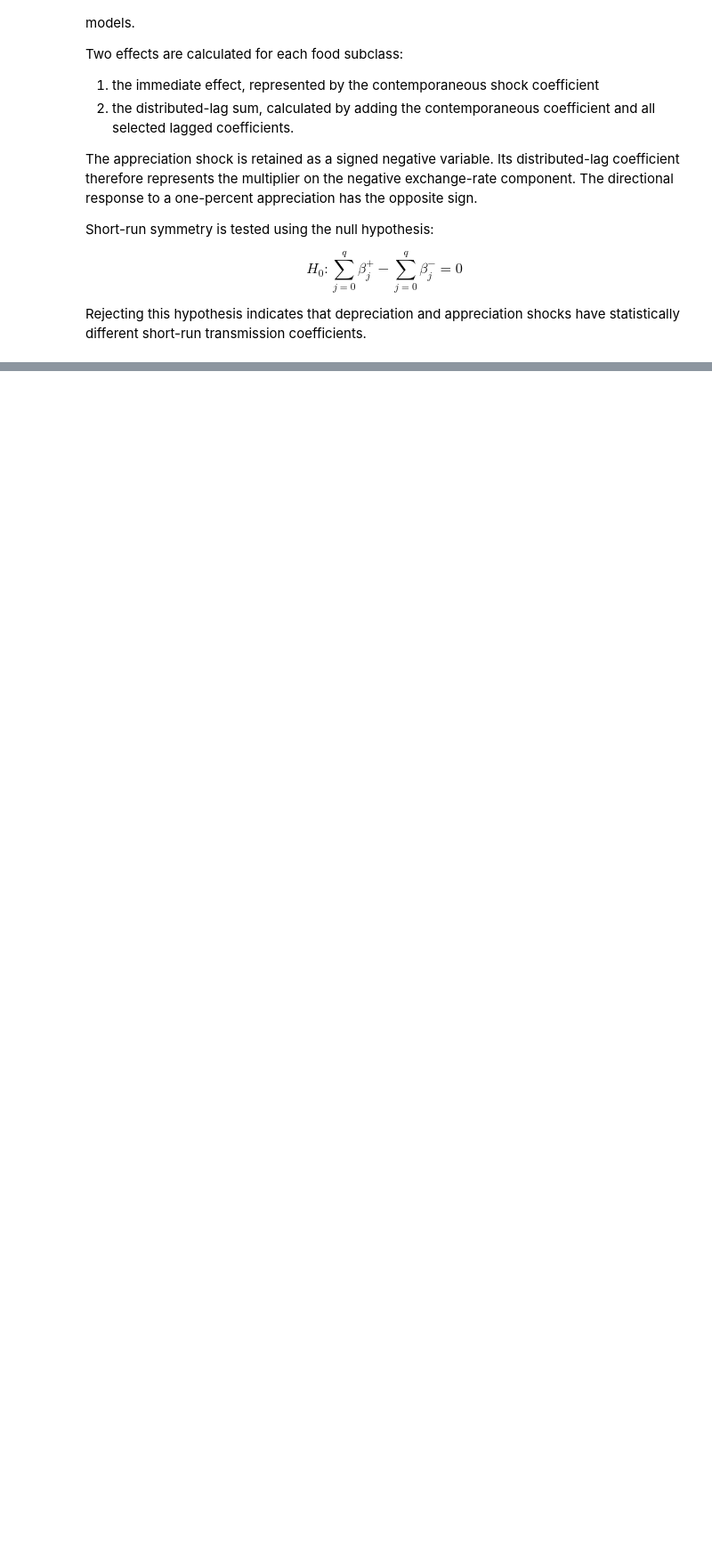
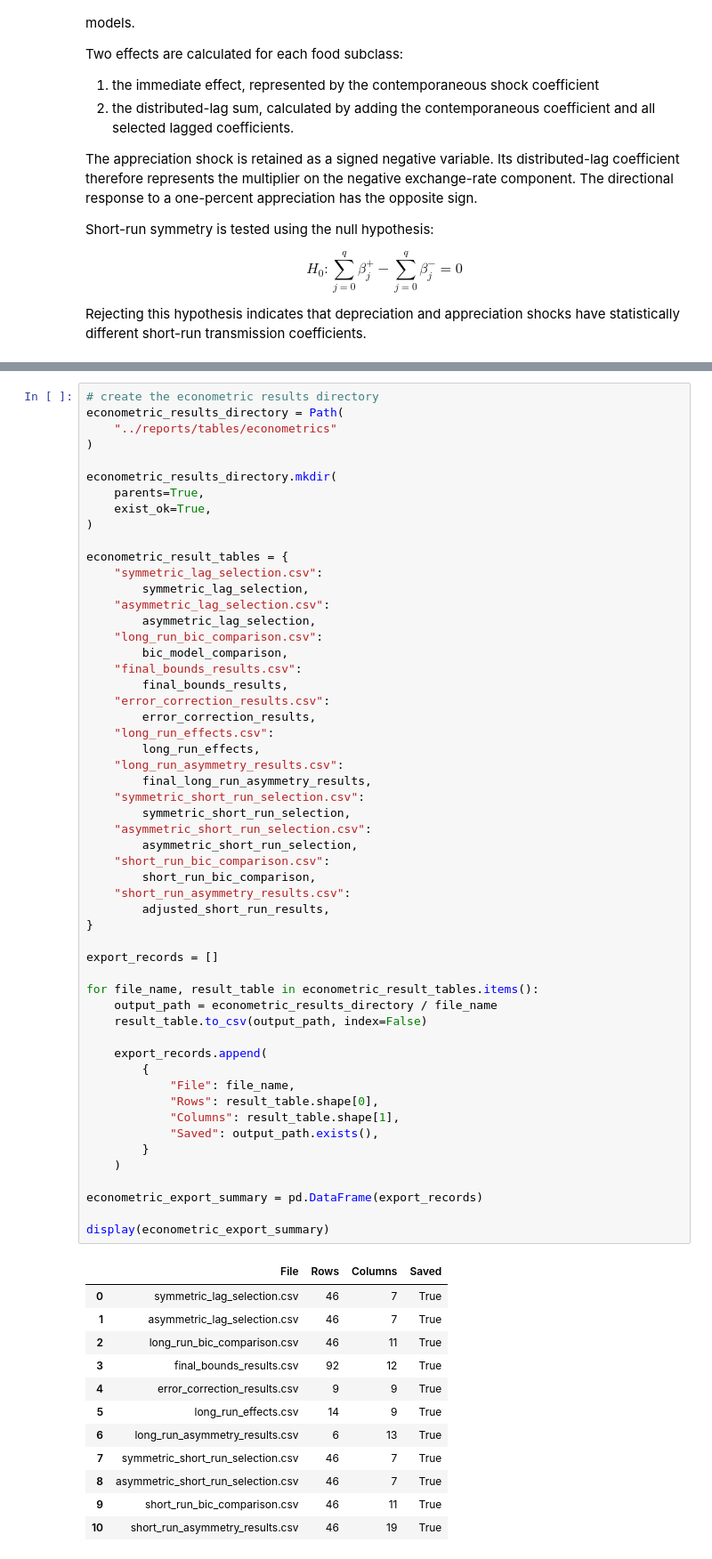
Before and after one commit to MasindiManaga/ERPT_ML_Research, a Jupyter notebook: notebooks/06_Econometric_Modelling.ipynb, the cells around one changed output, grey strips where cells are left out. Shown at 89% size. Drawn from its saved outputs; the diff is of its cells as text; blank space fills up the shorter version.

```diff
--- a/notebooks/06_Econometric_Modelling.ipynb
+++ b/notebooks/06_Econometric_Modelling.ipynb
@@ -3316,0 +3498,67 @@ display(
+# %%
+# create the econometric results directory
+econometric_results_directory = Path(
+    "../reports/tables/econometrics"
+)
+
+econometric_results_directory.mkdir(
+    parents=True,
+    exist_ok=True,
+)
+
+econometric_result_tables = {
+    "symmetric_lag_selection.csv":
+        symmetric_lag_selection,
+    "asymmetric_lag_selection.csv":
+        asymmetric_lag_selection,
+    "long_run_bic_comparison.csv":
+        bic_model_comparison,
+    "final_bounds_results.csv":
+        final_bounds_results,
+    "error_correction_results.csv":
+        error_correction_results,
+    "long_run_effects.csv":
+        long_run_effects,
+    "long_run_asymmetry_results.csv":
+        final_long_run_asymmetry_results,
+    "symmetric_short_run_selection.csv":
+        symmetric_short_run_selection,
+    "asymmetric_short_run_selection.csv":
+        asymmetric_short_run_selection,
+    "short_run_bic_comparison.csv":
+        short_run_bic_comparison,
+    "short_run_asymmetry_results.csv":
+        adjusted_short_run_results,
+}
+
+export_records = []
+
+for file_name, result_table in econometric_result_tables.items():
+    output_path = econometric_results_directory / file_name
+    result_table.to_csv(output_path, index=False)
+
+    export_records.append(
+        {
+            "File": file_name,
+            "Rows": result_table.shape[0],
+            "Columns": result_table.shape[1],
+            "Saved": output_path.exists(),
+        }
+    )
+
+econometric_export_summary = pd.DataFrame(export_records)
+
+display(econometric_export_summary)
+# %% [output]
+|  | File | Rows | Columns | Saved |
+| 0 | symmetric_lag_selection.csv | 46 | 7 | True |
+| 1 | asymmetric_lag_selection.csv | 46 | 7 | True |
+| 2 | long_run_bic_comparison.csv | 46 | 11 | True |
+| 3 | final_bounds_results.csv | 92 | 12 | True |
+| 4 | error_correction_results.csv | 9 | 9 | True |
+| 5 | long_run_effects.csv | 14 | 9 | True |
+| 6 | long_run_asymmetry_results.csv | 6 | 13 | True |
+| 7 | symmetric_short_run_selection.csv | 46 | 7 | True |
+| 8 | asymmetric_short_run_selection.csv | 46 | 7 | True |
+| 9 | short_run_bic_comparison.csv | 46 | 11 | True |
+| 10 | short_run_asymmetry_results.csv | 46 | 19 | True |
```
Also changed, not shown: parts of 9 cells of this notebook.
